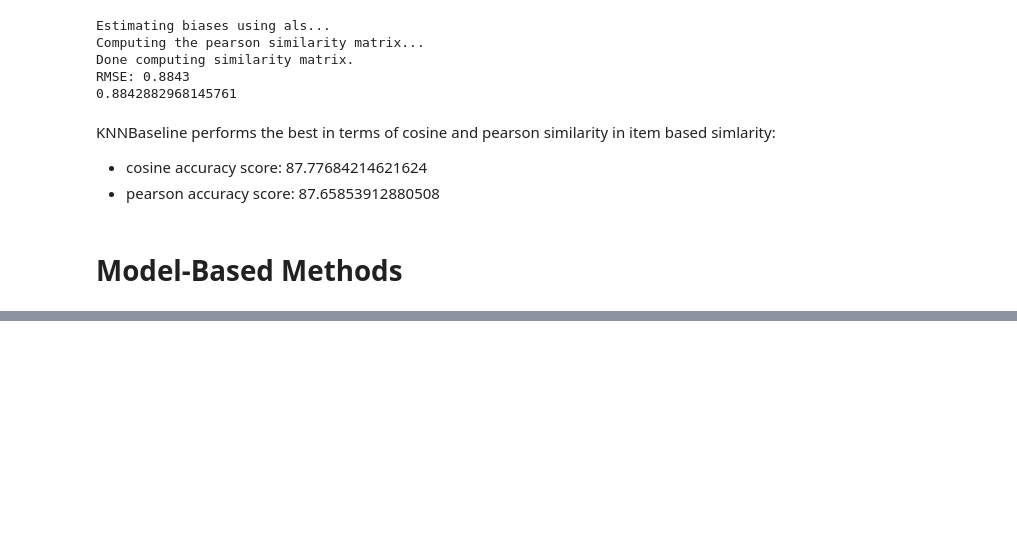
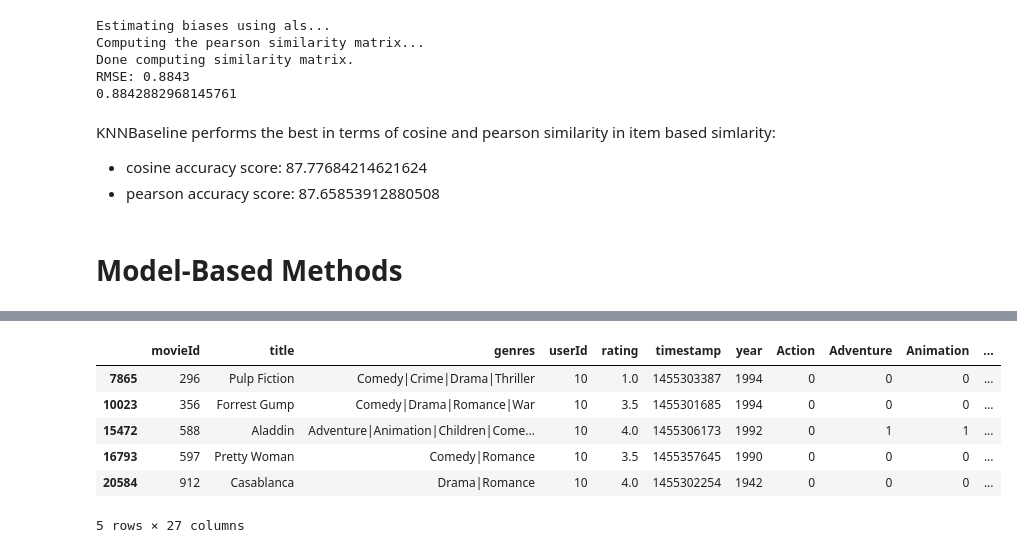
Before and after one commit to MackoyS/movielens-recommendation-system, a Jupyter notebook: movie_recc_system.ipynb, the cells around one changed output, grey strips where cells are left out. Drawn from its saved outputs; the diff is of its cells as text; code cells hidden in the pictures; blank space fills up the shorter version.

```diff
--- a/movie_recc_system.ipynb
+++ b/movie_recc_system.ipynb
@@ -808,0 +876,11 @@ print(gs_model.best_params["rmse"])
+# %%
+user_10 = movie.loc[(movie['userId'] == 10)]
+user_10.head()
+# %% [output]
+|  | movieId | title | genres | userId | rating | timestamp | year | Action | Adventure | Animation | ... |
+| 7865 | 296 | Pulp Fiction | Comedy|Crime|Drama|Thriller | 10 | 1.0 | 1455303387 | 1994 | 0 | 0 | 0 | ... |
+| 10023 | 356 | Forrest Gump | Comedy|Drama|Romance|War | 10 | 3.5 | 1455301685 | 1994 | 0 | 0 | 0 | ... |
+| 15472 | 588 | Aladdin | Adventure|Animation|Children|Come... | 10 | 4.0 | 1455306173 | 1992 | 0 | 1 | 1 | ... |
+| 16793 | 597 | Pretty Woman | Comedy|Romance | 10 | 3.5 | 1455357645 | 1990 | 0 | 0 | 0 | ... |
+| 20584 | 912 | Casablanca | Drama|Romance | 10 | 4.0 | 1455302254 | 1942 | 0 | 0 | 0 | ... |
+5 rows × 27 columns
```
Also changed, not shown: parts of 30 cells of this notebook.
